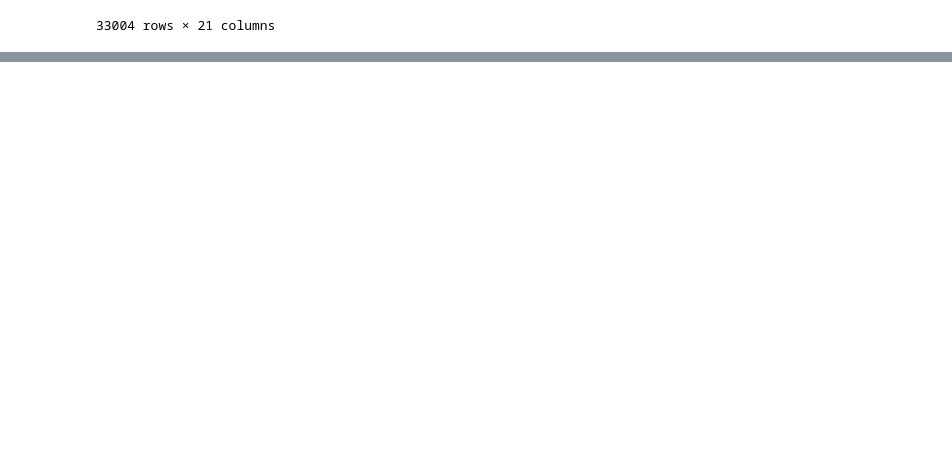
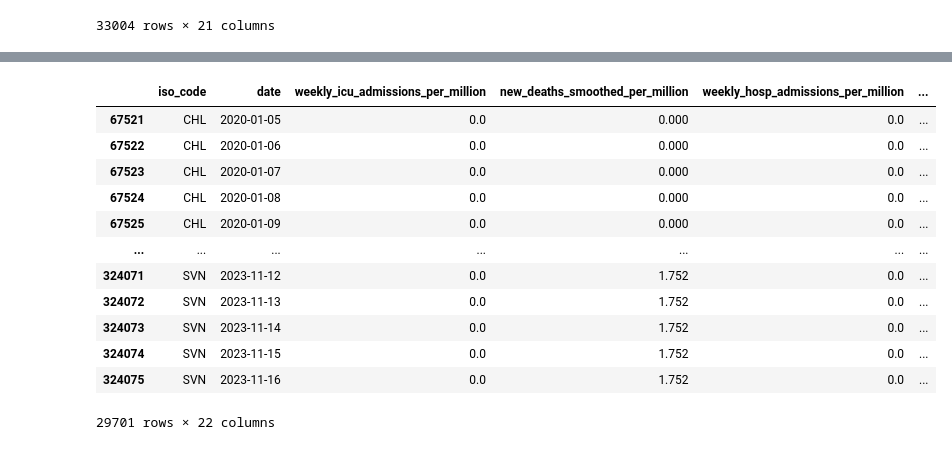
Before and after one commit to winfredkong/covid-models, a Jupyter notebook: explore.ipynb, the cells around one changed output, grey strips where cells are left out. Saved outputs shown, nothing was run; the diff lists cells and outputs as text; code cells hidden in the pictures; blank space fills up the shorter version.

```diff
--- a/explore.ipynb
+++ b/explore.ipynb
@@ -416,0 +367,18 @@ Name: new_deaths_smoothed_per_million, Length: 33004, dtype: float64
+# %%
+train_df = no_na_df.groupby('iso_code', group_keys=False).apply(lambda group: group.iloc[:9*len(group.index)//10,:])
+test_df = no_na_df.groupby('iso_code', group_keys=False).apply(lambda group: group.iloc[9*len(group.index)//10:,:])
+train_df
+# %% [output]
+|  | iso_code | date | weekly_icu_admissions_per_million | new_deaths_smoothed_per_million | weekly_hosp_admissions_per_million | ... |
+| 67521 | CHL | 2020-01-05 | 0.0 | 0.000 | 0.0 | ... |
+| 67522 | CHL | 2020-01-06 | 0.0 | 0.000 | 0.0 | ... |
+| 67523 | CHL | 2020-01-07 | 0.0 | 0.000 | 0.0 | ... |
+| 67524 | CHL | 2020-01-08 | 0.0 | 0.000 | 0.0 | ... |
+| 67525 | CHL | 2020-01-09 | 0.0 | 0.000 | 0.0 | ... |
+| ... | ... | ... | ... | ... | ... | ... |
+| 324071 | SVN | 2023-11-12 | 0.0 | 1.752 | 0.0 | ... |
+| 324072 | SVN | 2023-11-13 | 0.0 | 1.752 | 0.0 | ... |
+| 324073 | SVN | 2023-11-14 | 0.0 | 1.752 | 0.0 | ... |
+| 324074 | SVN | 2023-11-15 | 0.0 | 1.752 | 0.0 | ... |
+| 324075 | SVN | 2023-11-16 | 0.0 | 1.752 | 0.0 | ... |
+29701 rows × 22 columns
```
Also changed, not shown: parts of 11 cells of this notebook, 2 other files.
